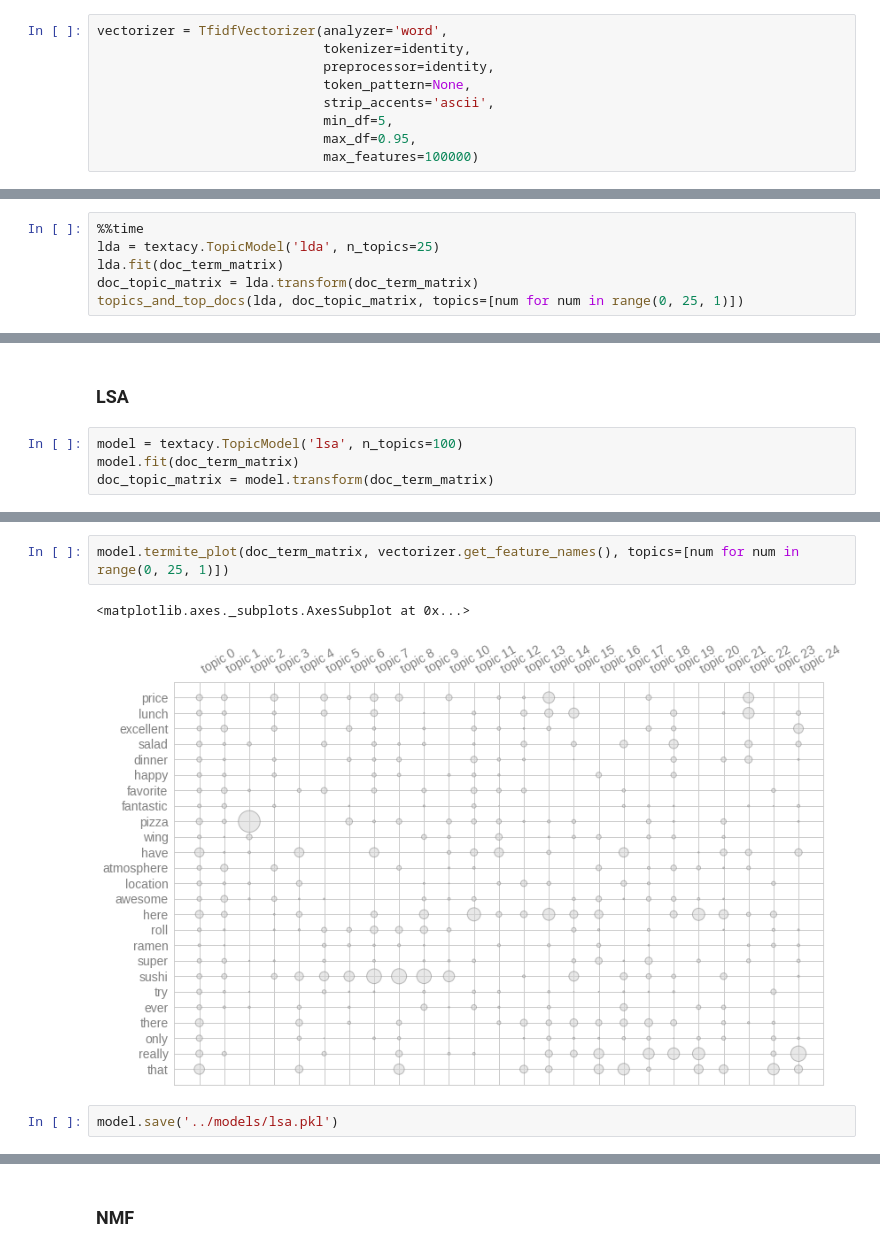
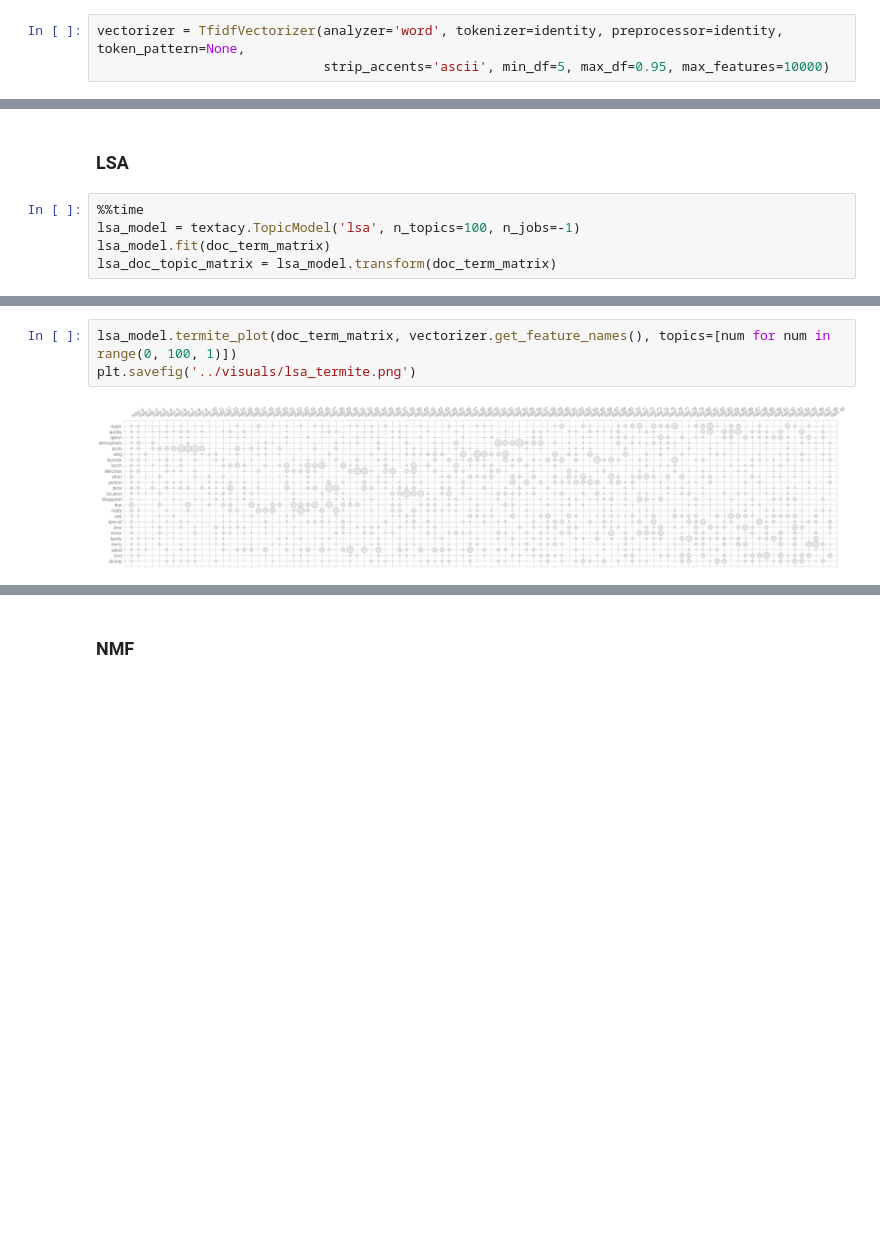
Before and after one commit to gd32/yelp_topic_modeling, a Jupyter notebook: notebooks/03_Vectorization_and_Topic_Analysis.ipynb, the cells around one changed output, grey strips where cells are left out. Cells and saved outputs as stored; diff of their text form; blank space fills up the shorter version.

Commit message:
Added a termite plot, updated notebooks

```diff
--- a/notebooks/03_Vectorization_and_Topic_Analysis.ipynb
+++ b/notebooks/03_Vectorization_and_Topic_Analysis.ipynb
@@ -31,11 +31,5 @@ Since I previously used spacy to tokenize the restaurant reviews, I can't use th
 def identity(doc):
     return doc
 # %%
-vectorizer = TfidfVectorizer(analyzer='word',
-                             tokenizer=identity,
-                             preprocessor=identity,
-                             token_pattern=None,
-                             strip_accents='ascii',
-                             min_df=5,
-                             max_df=0.95,
-                             max_features=100000)
+vectorizer = TfidfVectorizer(analyzer='word', tokenizer=identity, preprocessor=identity, token_pattern=None,
+                             strip_accents='ascii', min_df=5, max_df=0.95, max_features=10000)
@@ -60,9 +55,3 @@ def topics_and_top_docs(model, doc_topic_matrix, topics):
         print(topic_idx)
         for j in top_docs:
             print(rests[j])
-# %%
-%%time
-lda = textacy.TopicModel('lda', n_topics=25)
-lda.fit(doc_term_matrix)
-doc_topic_matrix = lda.transform(doc_term_matrix)
-topics_and_top_docs(lda, doc_topic_matrix, topics=[num for num in range(0, 25, 1)])
@@ -76,6 +74,7 @@ lda.termite_plot(doc_term_matrix, vectorizer.get_feature_names(), topics=[num fo
 # %% [markdown]
 ### LSA
 # %%
-model = textacy.TopicModel('lsa', n_topics=100)
-model.fit(doc_term_matrix)
-doc_topic_matrix = model.transform(doc_term_matrix)
+%%time
+lsa_model = textacy.TopicModel('lsa', n_topics=100, n_jobs=-1)
+lsa_model.fit(doc_term_matrix)
+lsa_doc_topic_matrix = lsa_model.transform(doc_term_matrix)
@@ -82,8 +84,6 @@ doc_topic_matrix = model.transform(doc_term_matrix)
 # %%
-model.termite_plot(doc_term_matrix, vectorizer.get_feature_names(), topics=[num for num in range(0, 25, 1)])
+lsa_model.termite_plot(doc_term_matrix, vectorizer.get_feature_names(), topics=[num for num in range(0, 100, 1)])
+plt.savefig('../visuals/lsa_termite.png')
 # %% [output]
-<matplotlib.axes._subplots.AxesSubplot at 0x...>
-[figure, old version]
+[figure, new version]
-# %%
-model.save('../models/lsa.pkl')
 # %%
```
Also changed, not shown: parts of 17 cells of this notebook, 4 other files.
